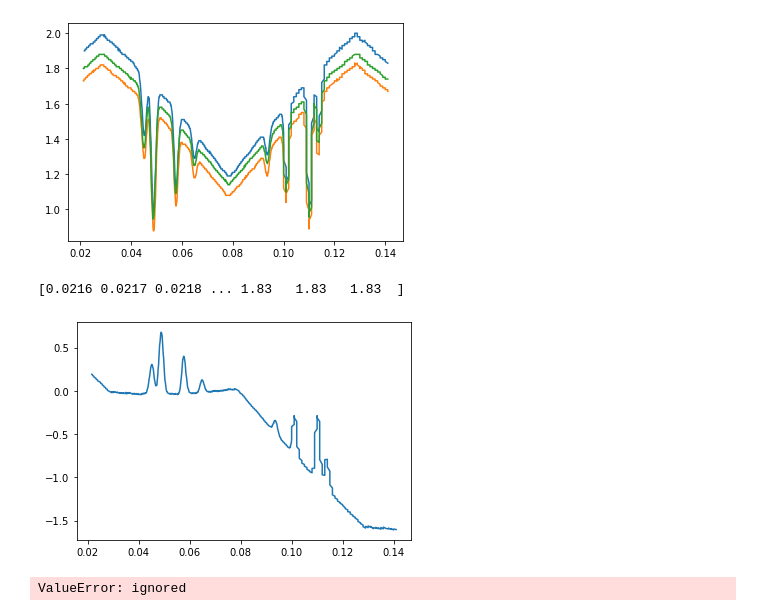
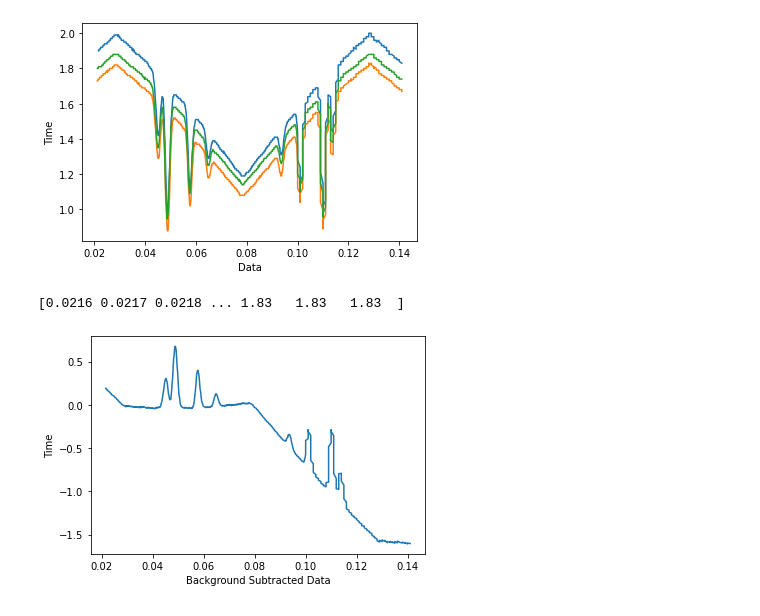
Before and after one commit to Ayodeleky/PHYS-4061, a Jupyter notebook: PHYS_4061_L5.ipynb, the cells around one changed output. Drawn from its saved outputs; the diff is of its cells as text; code cells hidden in the pictures.

```diff
--- a/PHYS_4061_L5.ipynb
+++ b/PHYS_4061_L5.ipynb
@@ -5,6 +5,8 @@
 import numpy as np
 import csv
 import matplotlib.pyplot as plt
+import scipy as sp
+from scipy import stats
 
 t_arr = []
 data = []
@@ -27,71 +29,38 @@ with open("ex.2 background signal.csv") as csv_file_bg:
   line_count=0
   for row in csv_reader_bg:
     t_2.append(float(row[0]))
     data_2.append(float(row[1]))
 
 with open("ex.3 subtracting ch.1 and ch.2.csv") as csv_file_bg:
   csv_reader_bg= csv.reader(csv_file_bg, delimiter=",")
   line_count=0
   for row in csv_reader_bg:
     t_sub.append(float(row[0]))
     data_sub.append(float(row[1]))
 
 
 plt.plot(t_arr,data)
 plt.plot(t_2,data_2)
-plt.plot(t_sub,data_sub)
+plt.plot(t_sub,data_sub, label= 'Exercise 1 Data')
+plt.xlabel("Data")
+plt.ylabel("Time")
 plt.show()
 
 ex_1 = np.append(t_arr,data)
 print(ex_1)
 #m= -5.15
 #b=1.78
 m= -15.625
 b= 2.4290625
 
 y = [(m*t) + b for t in t_arr]
 subtract_data= []
 subtract_data= np.subtract(y,data)
 plt.plot(t_arr,subtract_data)
+plt.xlabel('Background Subtracted Data')
+plt.ylabel('Time')
 plt.show()
 # %% [output]
-[figure, old version]
+[figure, new version]
 [0.0216 0.0217 0.0218 ... 1.83   1.83   1.83  ]
-[figure, old version]
+[figure, new version]
-# %%
-import scipy as sp
-from scipy import stats
-#for x in range(len(subtract_data)):
-    #print(subtract_data[x])
-
-peak_range_1= [0.04656250000000006,0.04500000000000015,0.04343750000000024,0.041874999999999885,0.04031249999999997,0.03718750000000015,0.02562500000000023,0.02406250000000032,0.022499999999999964]
-
-## x-axis for the plot
-x_data = np.arange(-1, 1, 0.01)
-
-## y-axis as the gaussian
-y_data = stats.norm.pdf(x_data, 0.022499999999999964,0.04656250000000006 )
-
-## plot data
-plt.plot(x_data, y_data)
-plt.show()
-peak_range_2=[0.11999999999999988,0.09000000000000008]
-
-x_data_2= np.arange(-1,1,0.01)
-y_data_2= stats.norm.pdf(x_data,0.11999999999999988,0.09000000000000008)
-plt.plot(x_data_2, y_data_2,'red')
-plt.show()
-
-peak_range_3= [0.025000000000001688,0.007812500000000222]
-x_data_3= np.arange(-1,1,0.01)
-y_data_3= stats.norm.pdf(x_data,0.025000000000001688,0.007812500000000222)
-plt.plot(x_data_3, y_data_3,'green')
-plt.show()
-
-peak_range_4= [0.125,0.010000000000000231]
-x_data_4= np.arange(-1,1,0.01)
-y_data_4= stats.norm.pdf(x_data,0.125,0.010000000000000231)
-plt.plot(x_data_4, y_data_4,'orange')
-plt.show()
-# %% [output]
-ValueError: ignored
```
Also changed, not shown: parts of 10 cells of this notebook.
